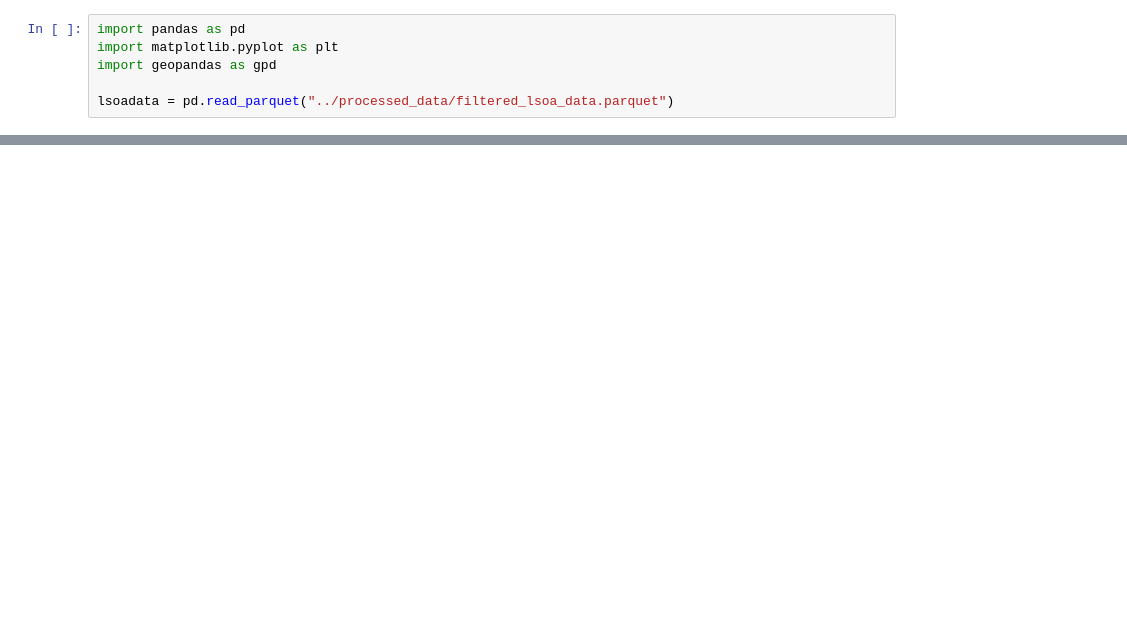
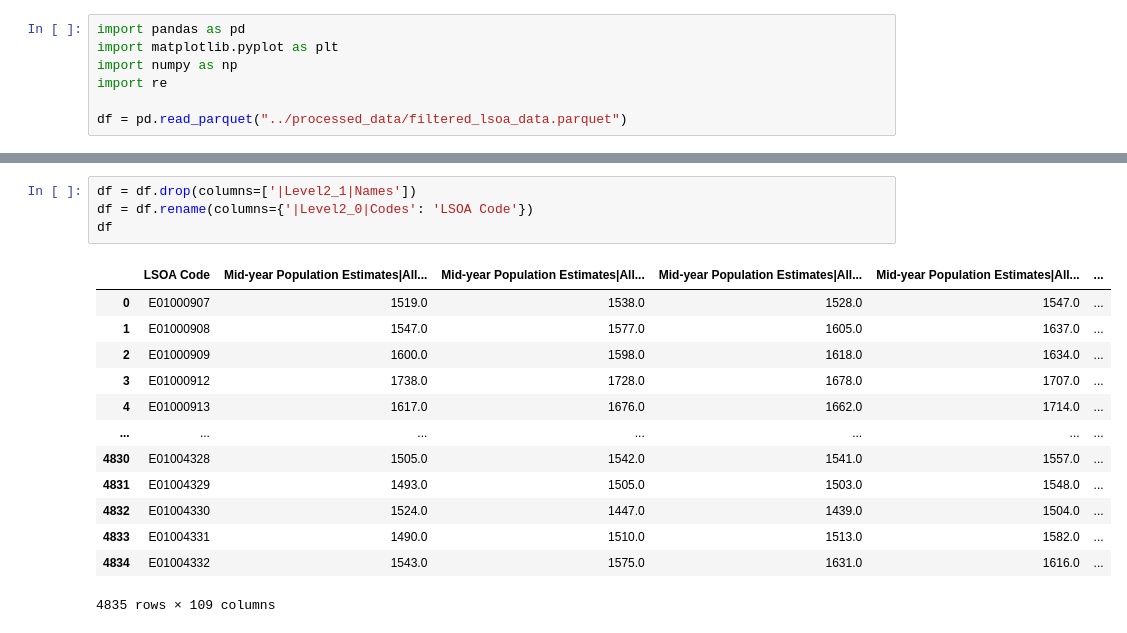
Before and after one commit to skyrimer/ARWCASP, a Jupyter notebook: EDA/Filtered lsoa.ipynb, the cells around one changed output, grey strips where cells are left out. Cells and saved outputs as stored; diff of their text form; blank space fills up the shorter version.

Commit message:
Added first batch of lsoa data

```diff
--- a/EDA/Filtered lsoa.ipynb
+++ b/EDA/Filtered lsoa.ipynb
@@ -1,7 +1,8 @@
 # %%
 import pandas as pd
 import matplotlib.pyplot as plt
-import geopandas as gpd
+import numpy as np
+import re
 
-lsoadata = pd.read_parquet("../processed_data/filtered_lsoa_data.parquet")
+df = pd.read_parquet("../processed_data/filtered_lsoa_data.parquet")
 # %%
@@ -20,3 +21,21 @@ lsoadata
 | 4833 | E01004331 | Waltham Forest 028E | 1490.0 | 1510.0 | 1513.0 | ... |
 | 4834 | E01004332 | Waltham Forest 028F | 1543.0 | 1575.0 | 1631.0 | ... |
 4835 rows × 110 columns
+# %%
+df = df.drop(columns=['﻿|Level2_1|Names'])
+df = df.rename(columns={'﻿|Level2_0|Codes': 'LSOA Code'})
+df
+# %% [output]
+|  | LSOA Code | Mid-year Population Estimates|All... | Mid-year Population Estimates|All... | Mid-year Population Estimates|All... | Mid-year Population Estimates|All... | ... |
+| 0 | E01000907 | 1519.0 | 1538.0 | 1528.0 | 1547.0 | ... |
+| 1 | E01000908 | 1547.0 | 1577.0 | 1605.0 | 1637.0 | ... |
+| 2 | E01000909 | 1600.0 | 1598.0 | 1618.0 | 1634.0 | ... |
+| 3 | E01000912 | 1738.0 | 1728.0 | 1678.0 | 1707.0 | ... |
+| 4 | E01000913 | 1617.0 | 1676.0 | 1662.0 | 1714.0 | ... |
+| ... | ... | ... | ... | ... | ... | ... |
+| 4830 | E01004328 | 1505.0 | 1542.0 | 1541.0 | 1557.0 | ... |
+| 4831 | E01004329 | 1493.0 | 1505.0 | 1503.0 | 1548.0 | ... |
+| 4832 | E01004330 | 1524.0 | 1447.0 | 1439.0 | 1504.0 | ... |
+| 4833 | E01004331 | 1490.0 | 1510.0 | 1513.0 | 1582.0 | ... |
+| 4834 | E01004332 | 1543.0 | 1575.0 | 1631.0 | 1616.0 | ... |
+4835 rows × 109 columns
```
Also changed, not shown: parts of 14 cells of this notebook, 2 other files.
